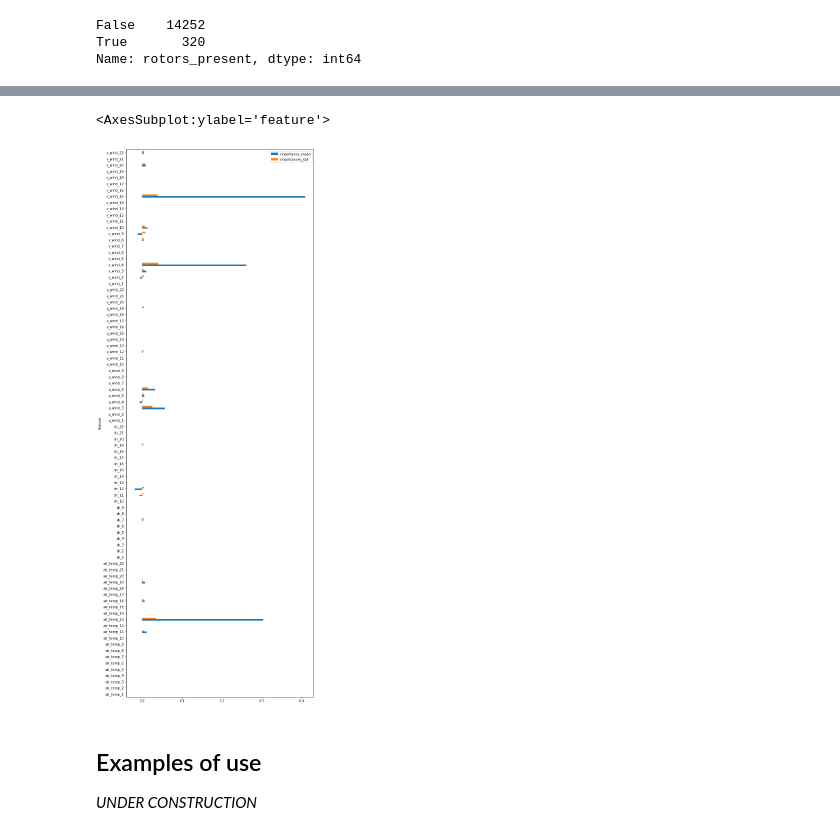
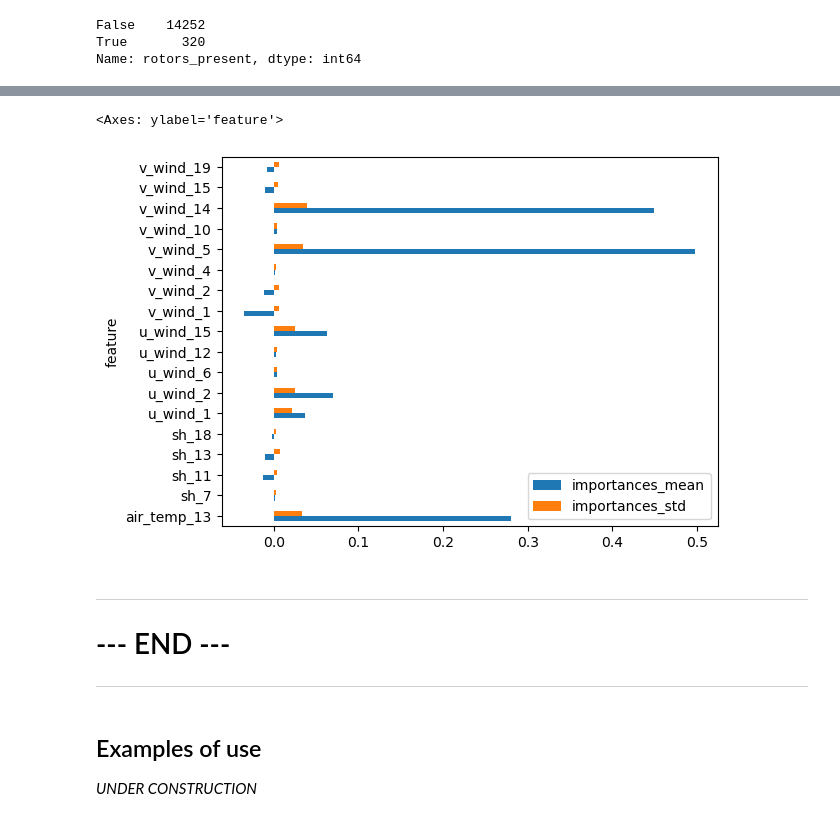
Before and after one commit to informatics-lab/ml_weather_tutorial, a Jupyter notebook: 04_improving_performance.ipynb, the cells around one changed output, grey strips where cells are left out. Drawn from its saved outputs; the diff is of its cells as text; code cells hidden in the pictures.

```diff
--- a/04_improving_performance.ipynb
+++ b/04_improving_performance.ipynb
@@ -411,12 +505,15 @@ y_train_resampled_rotors = preproc_target(rotors_resampled_train, target_encoder
+# %%
+opts_rand = {'max_depth': scipy.stats.randint(5,10),
+             'min_samples_leaf': scipy.stats.randint(1,7),
+             'min_samples_split': scipy.stats.randint(4,20),
+            }
 # %%
 %%time
-hpt_resampled = sklearn.model_selection.RandomizedSearchCV(estimator=sklearn.tree.DecisionTreeClassifier(),
-                                                        param_distributions={
-                                                            'max_depth': scipy.stats.randint(5,10),
-                                                            'min_samples_leaf': scipy.stats.randint(1,7),
-                                                            'min_samples_split': scipy.stats.randint(4,20),
-                                                        },
-                                                        cv=sklearn.model_selection.KFold(n_splits=5, shuffle=True),
+clf1 = sklearn.tree.DecisionTreeClassifier()
+cv1 = sklearn.model_selection.KFold(n_splits=5, shuffle=True)
+hpt_resampled = sklearn.model_selection.RandomizedSearchCV(estimator=clf1,
+                                                        param_distributions=opts_rand,
+                                                        cv=cv1,
                                                         n_iter=20,
                                                         scoring='balanced_accuracy',
                                                      )
@@ -492,13 +610,24 @@ Wall time: 1.91 s
 dict_keys(['importances_mean', 'importances_std', 'importances'])
 # %%
-pandas.DataFrame({
+features_df = pandas.DataFrame({
     'feature': input_feature_names,
-    'importance_mean':  importances_dict_resampled['importances_mean'],
+    'importances_mean':  importances_dict_resampled['importances_mean'],
     'importances_std':  importances_dict_resampled['importances_std'],
-}).plot.barh(x='feature',y=['importance_mean', 'importances_std'],figsize=(10,30))
+})
-# %% [output]
-<AxesSubplot:ylabel='feature'>
-[figure, removed]
+# %%
+(features_df
+ .query("importances_mean.abs()>0.001")
+ .plot.barh(x='feature', y=['importances_mean', 'importances_std'])
+)
+# %% [output]
+<Axes: ylabel='feature'>
+[figure, added]
+# %% [markdown]
+---
+
+# --- END ---
+
+---
 # %% [markdown]
 ## Examples of use
 *UNDER  CONSTRUCTION*
```
Also changed, not shown: parts of 54 cells of this notebook, 3 other files.
